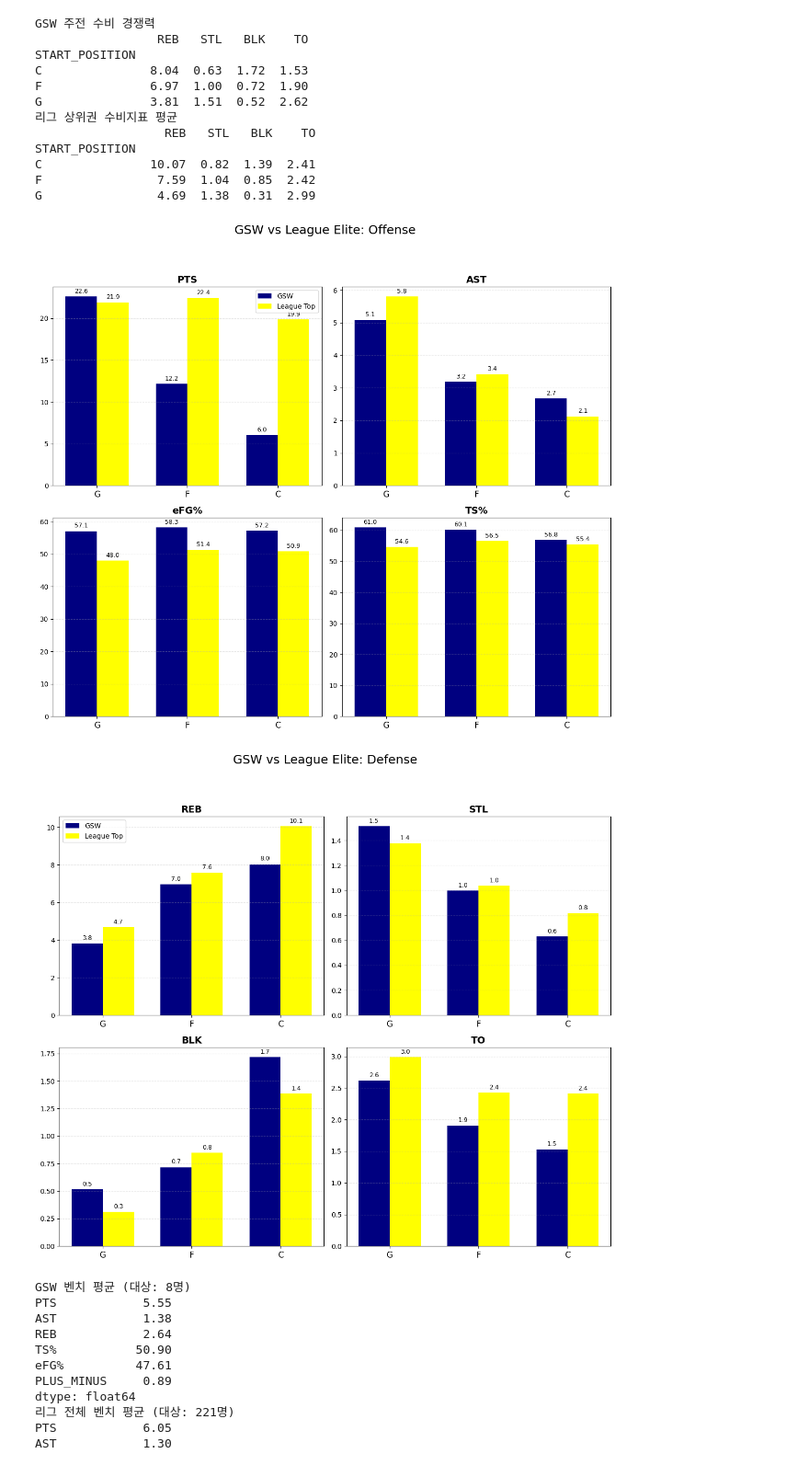
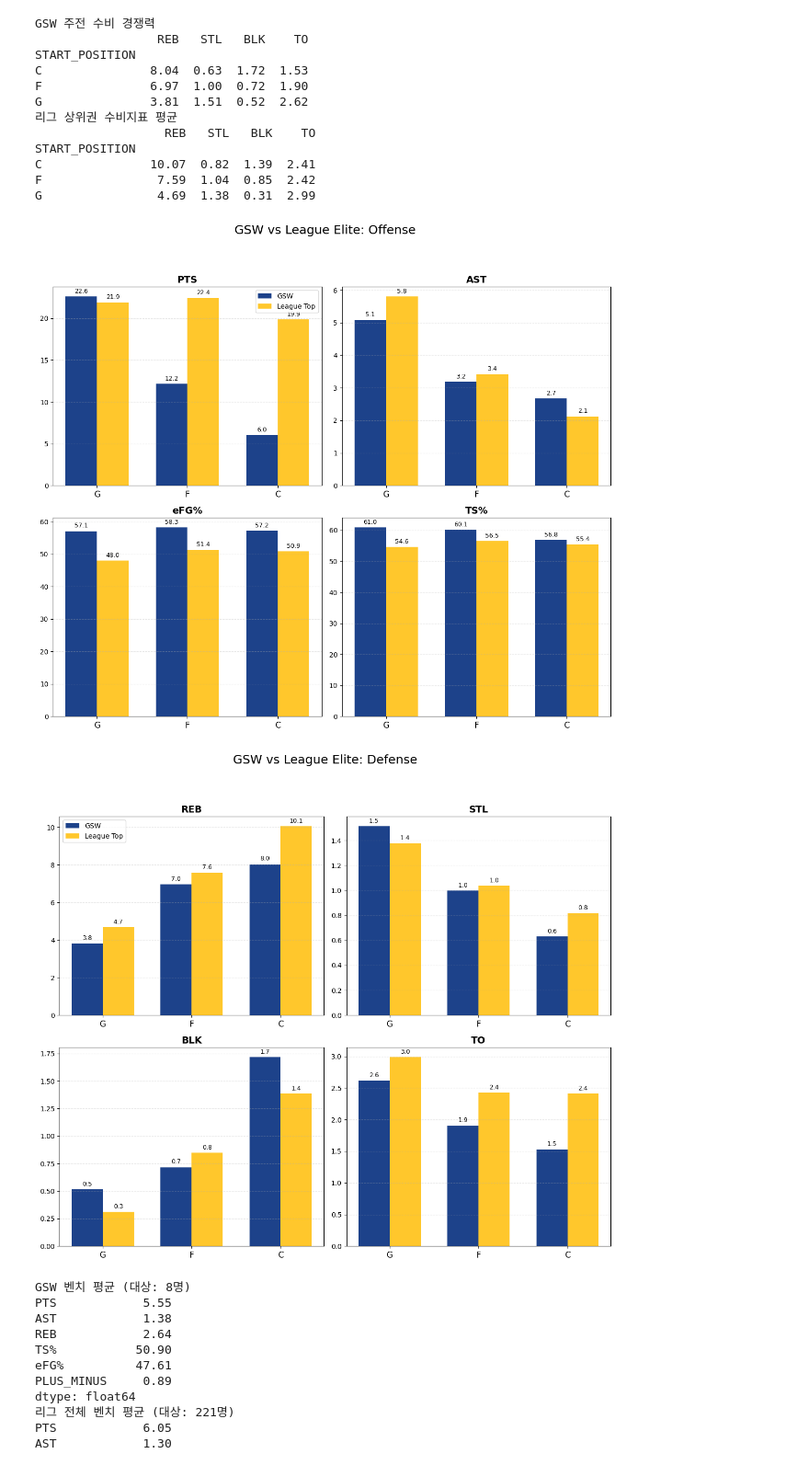
Before and after one commit to Ojirokim/Introductory-Project, a Jupyter notebook: 18_NBA_송원우.ipynb, the cells around one changed output. Shown at 92% size. Drawn from its saved outputs; the diff is of its cells as text; code cells hidden in the pictures.

```diff
--- a/18_NBA_송원우.ipynb
+++ b/18_NBA_송원우.ipynb
@@ -402,8 +417,12 @@ players = gsw_roster['PLAYER_NAME']
 starts = gsw_roster['is_start']
 bench = gsw_roster['is_bench']
 
-p1 = plt.bar(players, starts, label='Starter (선발)', color='blue')
-p2 = plt.bar(players, bench, bottom=starts, label='Bench (벤치)', color='yellow')
+gsw_blue = '#1D428A'
+gsw_yellow = '#FFC72C'
+gsw_slate = '#26282A'
+
+p1 = plt.bar(players, starts, label='Starter (선발)', color=gsw_blue)
+p2 = plt.bar(players, bench, bottom=starts, label='Bench (벤치)', color=gsw_yellow)
 
 plt.title('2014-15 GSW Roster Analysis: Starter vs Bench', fontsize=16, fontweight='bold')
 plt.ylabel('Games Played', fontsize=12)
@@ -573,8 +630,9 @@ def plot_comparison(gsw_data, league_data, columns, title):
     fig, axes = plt.subplots(2, 2, figsize=(12, 10))
     positions = ['G', 'F', 'C']
 
-    color_gsw = 'navy'
-    color_league = 'yellow'
+    gsw_blue = '#1D428A'
+    gsw_yellow = '#FFC72C'
+    gsw_slate = '#26282A'
 
     axes = axes.flatten()
 
@@ -582,37 +640,37 @@ def plot_comparison(gsw_data, league_data, columns, title):
         ax = axes[i]
 
         gsw_vals = [gsw_data.loc[pos, col] for pos in positions]
         league_vals = [league_data.loc[pos, col] for pos in positions]
 
         x = np.arange(len(positions))
         width = 0.35
 
-        rects1 = ax.bar(x - width/2, gsw_vals, width, label='GSW', color=color_gsw)
-        rects2 = ax.bar(x + width/2, league_vals, width, label='League Top', color=color_league)
+        rects1 = ax.bar(x - width/2, gsw_vals, width, label='GSW', color=gsw_blue)
+        rects2 = ax.bar(x + width/2, league_vals, width, label='League Top', color=gsw_yellow)
 
         ax.set_title(col, fontsize=14, fontweight='bold')
         ax.set_xticks(x)
         ax.set_xticklabels(positions, fontsize=12)
         ax.grid(axis='y', linestyle='--', alpha=0.3)
 
         ax.bar_label(rects1, padding=3, fmt='%.1f', fontsize=9)
         ax.bar_label(rects2, padding=3, fmt='%.1f', fontsize=9)
 
         if i == 0:
             ax.legend()
 
     fig.suptitle(title, fontsize=18, y=1.05)
     plt.tight_layout()
     plt.show()
 
 Off_cols = ['PTS', 'AST', 'eFG%', 'TS%']
 plot_comparison(gsw_mean, league_mean, Off_cols, 'GSW vs League Elite: Offense')
 
 Def_cols = ['REB', 'STL', 'BLK', 'TO']
 plot_comparison(gsw_mean, league_mean, Def_cols, 'GSW vs League Elite: Defense')
 # %% [output]
-[figure, old version]
+[figure, new version]
-[figure, old version]
+[figure, new version]
 # %%
 df = pd.read_csv('clean_data.csv')
 
```
Also changed, not shown: parts of 6 cells of this notebook.
